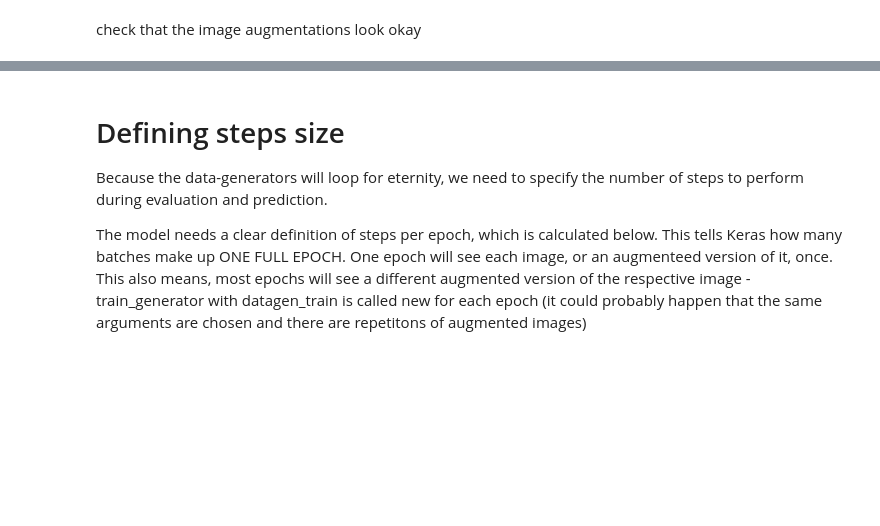
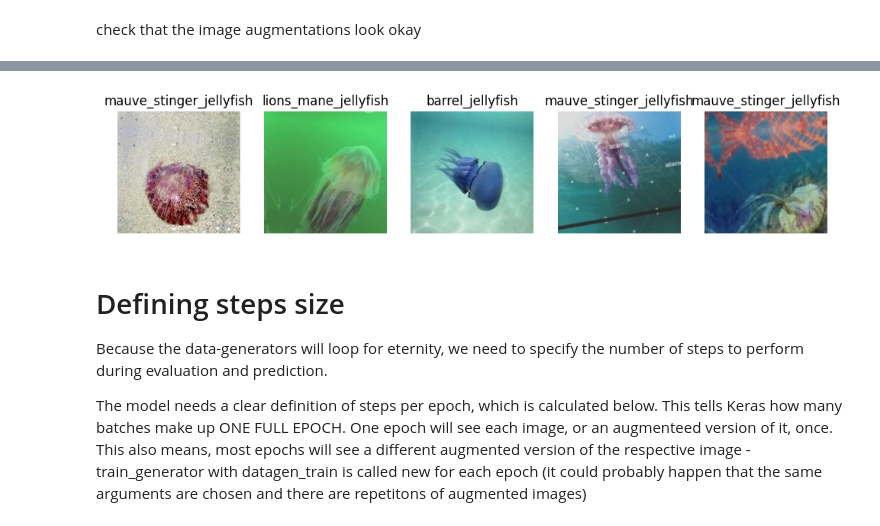
Before and after one commit to scossey/Deep_Learning, a Jupyter notebook: CNN_DLG.ipynb, the cells around one changed output, grey strips where cells are left out. Cells and saved outputs as stored; diff of their text form; code cells hidden in the pictures; blank space fills up the shorter version.

```diff
--- a/CNN_DLG.ipynb
+++ b/CNN_DLG.ipynb
@@ -109,3 +109,23 @@ for i in range(5):
+# %%
+# Get the first batch of images and labels from the train_generator
+images, labels = next(train_generator)
+
+# Get the class indices (mapping from label index to class name)
+class_indices = train_generator.class_indices
+
+# Plot 5 images with labels
+plt.figure(figsize=(12, 12))
+for i in range(5):
+    plt.subplot(1, 5, i + 1)
+    plt.imshow(images[i])
+    # Get the predicted label index
+    predicted_label_index = np.argmax(labels[i])
+    # Get the class name using class_indices
+    predicted_class_name = list(class_indices.keys())[list(class_indices.values()).index(predicted_label_index)]
+    plt.title(predicted_class_name)
+    plt.axis('off')
+# %% [output]
+[figure, added]
 # %% [markdown]
 # Defining steps size
 
```
Also changed, not shown: parts of 44 cells of this notebook.
